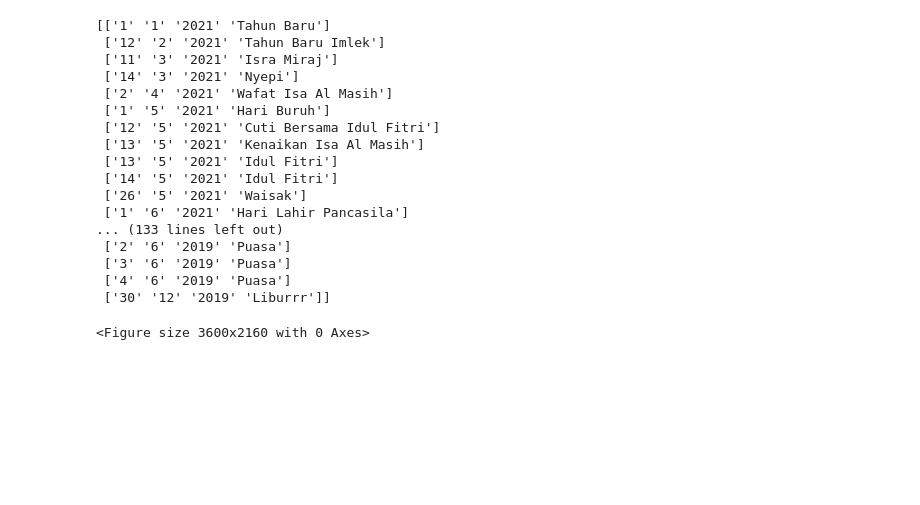
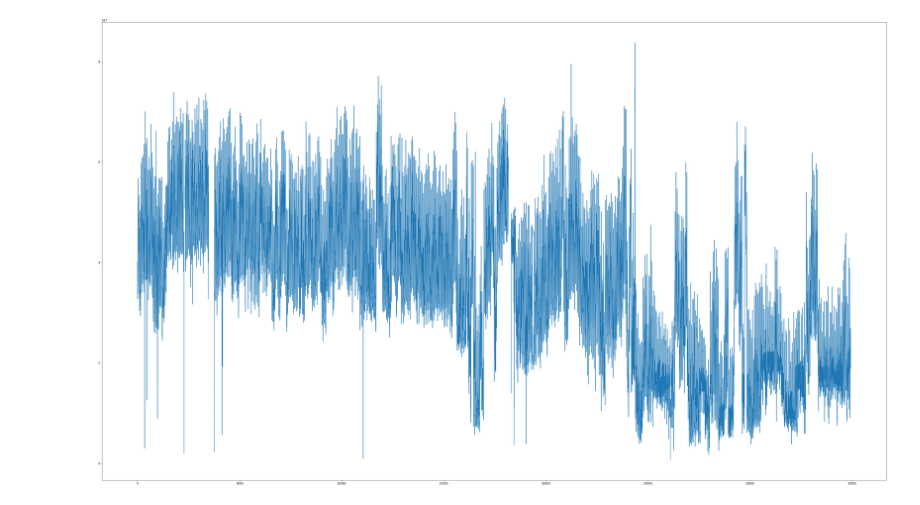
Before and after one commit to elianrichard/kwh_meter, a Jupyter notebook: KWh_Meter_Reading_Estimation_Algorithm.ipynb, the cells around one changed output. Saved outputs shown, nothing was run; the diff lists cells and outputs as text; code cells hidden in the pictures; blank space fills up the shorter version.

```diff
--- a/KWh_Meter_Reading_Estimation_Algorithm.ipynb
+++ b/KWh_Meter_Reading_Estimation_Algorithm.ipynb
@@ -4,36 +4,21 @@ import pandas as pd
 import numpy as np
 import csv
 
-url = 'https://raw.githubusercontent.com/elianrichard/kwh_meter/master/data_kwh_2.csv'
-url_libur = 'https://raw.githubusercontent.com/elianrichard/kwh_meter/master/data_libur.csv'
-url_puasa = 'https://raw.githubusercontent.com/elianrichard/kwh_meter/master/data_puasa.csv'
+url_kwh = 'https://raw.githubusercontent.com/elianrichard/kwh_meter/master/data_kwh_2.csv'
+url_libur = 'https://raw.githubusercontent.com/elianrichard/kwh_meter/master/data_libur_2.csv'
+url_puasa = 'https://raw.githubusercontent.com/elianrichard/kwh_meter/master/data_puasa_2.csv'
+
+data_kwh = pd.read_csv(url_kwh)
 data_libur = pd.read_csv(url_libur)
 data_puasa = pd.read_csv(url_puasa)
-data_kwh = pd.read_csv(url)
 # %%
-database_libur = np.empty((0, 4), int)
+# data_kwh_2, data_libur_2, data_puasa_2
 
-for data in range(len(data_libur)):
-    database_libur = np.append(database_libur, np.array([[data_libur['Day'][data], data_libur['Month'][data], data_libur['Year'][data], data_libur['Ket'][data]]]), 0)
-for data in range(len(data_puasa)):
-    database_libur = np.append(database_libur, np.array([[data_puasa['Day'][data], data_puasa['Month'][data], data_puasa['Year'][data], 'Puasa']]), 0)
-database_libur = np.append(database_libur, np.array([[30, 12, 2019, 'Liburrr']]), 0)
-print(database_libur)
+# database_libur = np.empty((0, 4), int)
+
+# for data in range(len(data_libur)):
+#     database_libur = np.append(database_libur, np.array([[data_libur['Day'][data], data_libur['Month'][data], data_libur['Year'][data], data_libur['Ket'][data]]]), 0)
+# for data in range(len(data_puasa)):
+#     database_libur = np.append(database_libur, np.array([[data_puasa['Day'][data], data_puasa['Month'][data], data_puasa['Year'][data], 'Puasa']]), 0)
+
+# print(database_libur)
-# %% [output]
-[['1' '1' '2021' 'Tahun Baru']
- ['12' '2' '2021' 'Tahun Baru Imlek']
- ['11' '3' '2021' 'Isra Miraj']
- ['14' '3' '2021' 'Nyepi']
- ['2' '4' '2021' 'Wafat Isa Al Masih']
- ['1' '5' '2021' 'Hari Buruh']
- ['12' '5' '2021' 'Cuti Bersama Idul Fitri']
- ['13' '5' '2021' 'Kenaikan Isa Al Masih']
- ['13' '5' '2021' 'Idul Fitri']
- ['14' '5' '2021' 'Idul Fitri']
- ['26' '5' '2021' 'Waisak']
- ['1' '6' '2021' 'Hari Lahir Pancasila']
-... (133 lines left out)
- ['2' '6' '2019' 'Puasa']
- ['3' '6' '2019' 'Puasa']
- ['4' '6' '2019' 'Puasa']
- ['30' '12' '2019' 'Liburrr']]
@@ -40,3 +28,14 @@ print(database_libur)
+# %%
+a = pd.DataFrame({"Date":["30-12-2019"], "Ket":["Liburrr"]})
+data_libur.append(a, ignore_index = True)
+
+# print(data_libur)
+
+data_kwh['Date'] = pd.to_datetime(data_kwh['Date'], format='%d-%m-%Y')
+data_libur['Date'] = pd.to_datetime(data_libur['Date'], format='%d-%m-%Y')
+data_puasa['Date'] = pd.to_datetime(data_puasa['Date'], format='%d-%m-%Y')
+
+data_kwh.loc[(data_kwh["Date"] == data_libur['Date'][0]), "HariLibur"] = 1
 # %%
 y = data_kwh['ExportWhTotal'].tolist()
 data_clean = []
@@ -54,10 +53,10 @@ x = list(range(0, len(data_clean)))
 # %%
 fig = plt.figure()
 fig.set_figwidth(50)
 fig.set_figheight(30)
-# p = plt.plot(x, data_clean)
+p = plt.plot(x, data_clean)
 # %% [output]
-<Figure size 3600x2160 with 0 Axes>
+[figure, added]
 # %%
 data_asli = []
 
```
Also changed, not shown: parts of 6 cells of this notebook, 2 other files.
